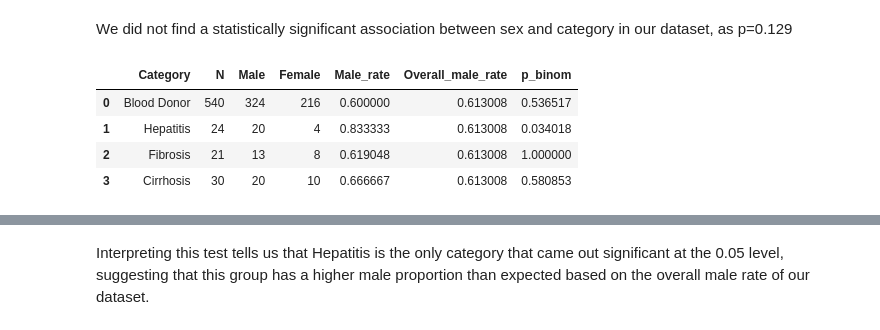
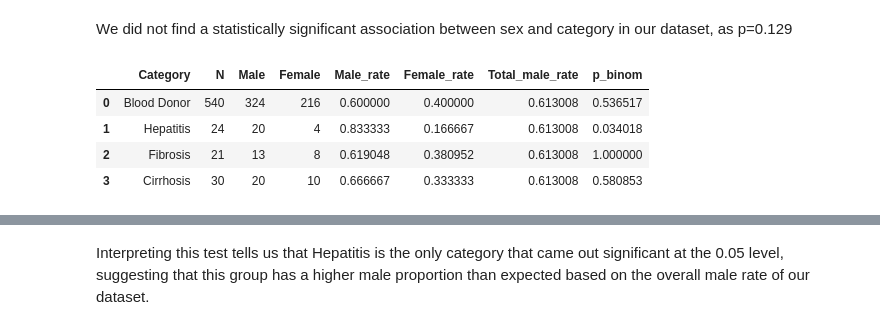
Before and after one commit to EdwardX29/CMSC320_Project, a Jupyter notebook: 320_project_checkpoint_2.ipynb, the cells around one changed output, grey strips where cells are left out. Drawn from its saved outputs; the diff is of its cells as text; code cells hidden in the pictures.

```diff
--- a/320_project_checkpoint_2.ipynb
+++ b/320_project_checkpoint_2.ipynb
@@ -289,30 +344,32 @@ We did not find a statistically significant association between sex and category
 # %%
 # Now, we will use a binomial test, which will tell us, for each category, whether the male proportion
 # in this category is significantly different from the overall proportion in the whole dataset.
 # Note that category in our dataset refers to Blood Donor, Hepatitis, Fibrosis, and Cirrhosis/
 
-overall_male_rate = (df_test["Sex"] == 1).mean()
-test_results = []
-for cat in categories:
-    sub = df_test[df_test["Category"] == cat]
-    n_cat = len(sub)
-    male_count = int((sub["Sex"] == 1).sum())
-    female_count = int((sub["Sex"] == 0).sum())
-    p_binom = binomtest(male_count, n_cat, p=overall_male_rate, alternative="two-sided").pvalue
-    test_results.append({
-        "Category": category_labels[cat],
-        "N": n_cat,
-        "Male": male_count,
-        "Female": female_count,
-        "Male_rate": male_count / n_cat if n_cat > 0 else np.nan,
-        "Overall_male_rate": overall_male_rate,
+total_male_rate = (df_test["Sex"] == 1).sum() / len(df_test)
+results = []
+for c in categories:
+    sub = df_test[df_test["Category"] == c]
+    n = len(sub)
+    num_males = (sub["Sex"] == 1).sum()
+    num_females = (sub["Sex"] == 0).sum()
+
+    p_binom = binomtest(num_males, n, p=total_male_rate, alternative="two-sided").pvalue
+    results.append({
+        "Category": category_labels[c],
+        "N": n,
+        "Male": num_males,
+        "Female": num_females,
+        "Male_rate": num_males / n,
+        "Female_rate": num_females / n,
+        "Total_male_rate": total_male_rate,
         "p_binom": p_binom
     })
-test_results_df = pd.DataFrame(test_results)
-display(test_results_df)
+results_df = pd.DataFrame(results)
+display(results_df)
 # %% [output]
-|  | Category | N | Male | Female | Male_rate | Overall_male_rate | p_binom |
-| 0 | Blood Donor | 540 | 324 | 216 | 0.600000 | 0.613008 | 0.536517 |
-| 1 | Hepatitis | 24 | 20 | 4 | 0.833333 | 0.613008 | 0.034018 |
-| 2 | Fibrosis | 21 | 13 | 8 | 0.619048 | 0.613008 | 1.000000 |
-| 3 | Cirrhosis | 30 | 20 | 10 | 0.666667 | 0.613008 | 0.580853 |
+|  | Category | N | Male | Female | Male_rate | Female_rate | Total_male_rate | p_binom |
+| 0 | Blood Donor | 540 | 324 | 216 | 0.600000 | 0.400000 | 0.613008 | 0.536517 |
+| 1 | Hepatitis | 24 | 20 | 4 | 0.833333 | 0.166667 | 0.613008 | 0.034018 |
+| 2 | Fibrosis | 21 | 13 | 8 | 0.619048 | 0.380952 | 0.613008 | 1.000000 |
+| 3 | Cirrhosis | 30 | 20 | 10 | 0.666667 | 0.333333 | 0.613008 | 0.580853 |
```
Also changed, not shown: parts of 23 cells of this notebook.
